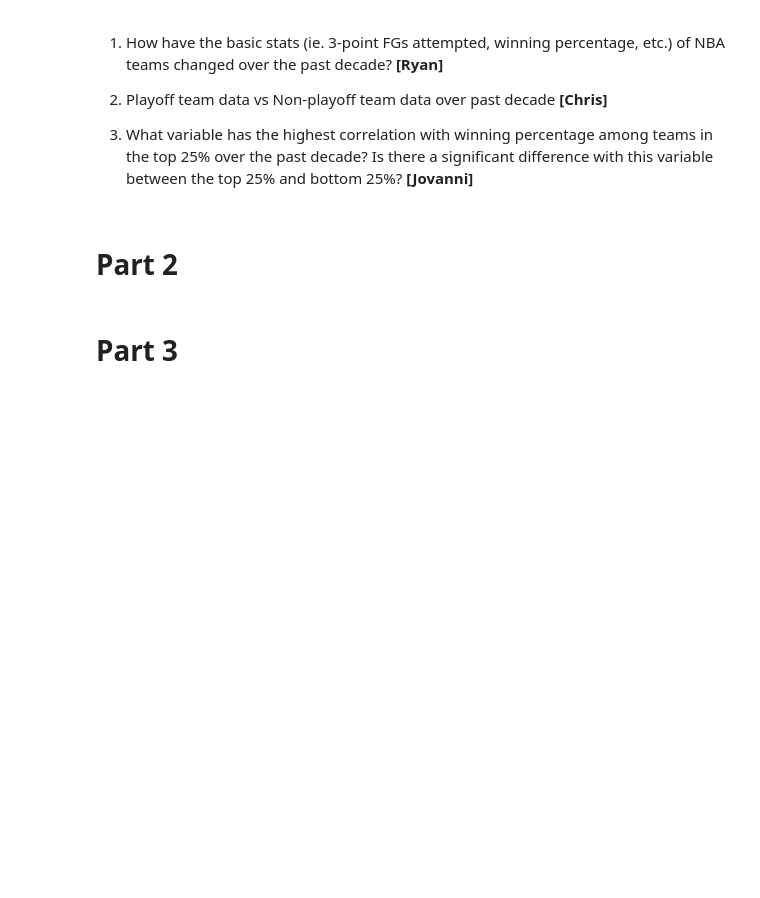
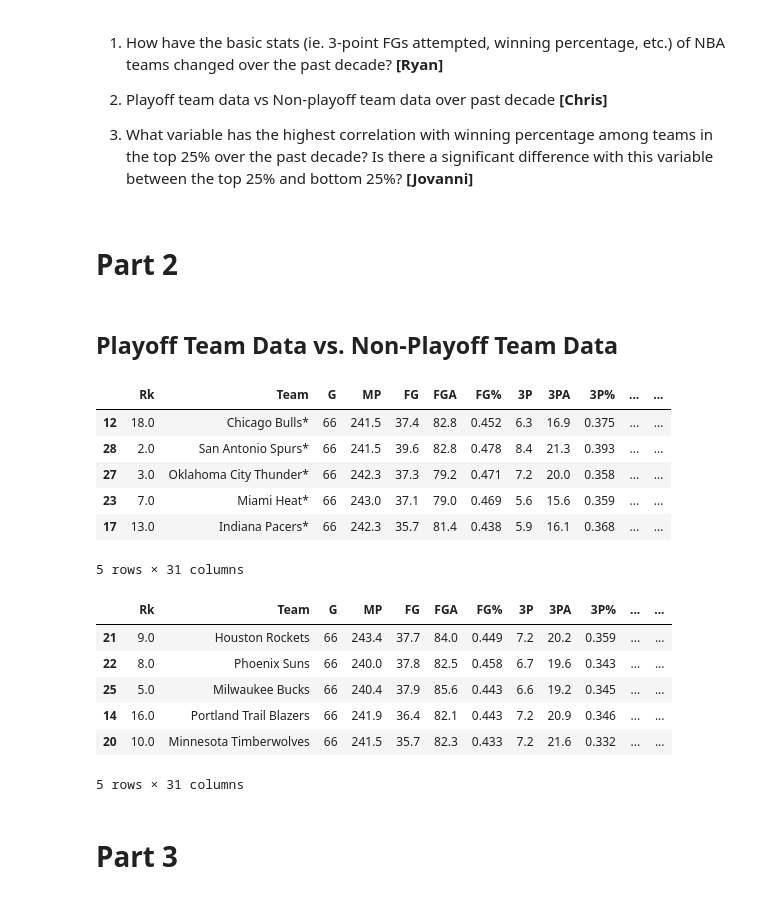
Before and after one commit to cs2027/stat-303-1-project, a Jupyter notebook: final-project.ipynb, the cells around one changed output. Drawn from its saved outputs; the diff is of its cells as text; code cells hidden in the pictures; blank space fills up the shorter version.

Commit message:
Actually add part 2 code

```diff
--- a/final-project.ipynb
+++ b/final-project.ipynb
@@ -81,8 +81,39 @@ Working on year 2021
 2. Playoff team data vs Non-playoff team data over past decade **[Chris]**
 
 3. What variable has the highest correlation with winning percentage among teams in the top 25% over the past decade? Is there a significant difference with this variable between the top 25% and bottom 25%? **[Jovanni]**
-# %% [markdown]
-# Part 2
+# %% [markdown]
+# Part 2
+# %% [markdown]
+## Playoff Team Data vs. Non-Playoff Team Data
+# %%
+nba_data['Year_Bin'] = pd.cut(nba_data['Year'], [2011.5, 2014.5, 2017.5, 2021.5],
+                              labels=['2012-2014', '2015-2017', '2018-2021'])
+
+playoff_data = nba_data[nba_data['Team'].str.endswith('*')]
+playoff_data['Status'] = 'Playoffs'
+
+lottery_data = nba_data[~nba_data['Team'].str.endswith('*')]
+lottery_data['Status'] = 'Lottery'
+
+nba_data = pd.concat([playoff_data, lottery_data])
+
+display(playoff_data.head())
+display(lottery_data.head())
+# %% [output]
+|  | Rk | Team | G | MP | FG | FGA | FG% | 3P | 3PA | 3P% | ... | ... |
+| 12 | 18.0 | Chicago Bulls* | 66 | 241.5 | 37.4 | 82.8 | 0.452 | 6.3 | 16.9 | 0.375 | ... | ... |
+| 28 | 2.0 | San Antonio Spurs* | 66 | 241.5 | 39.6 | 82.8 | 0.478 | 8.4 | 21.3 | 0.393 | ... | ... |
+| 27 | 3.0 | Oklahoma City Thunder* | 66 | 242.3 | 37.3 | 79.2 | 0.471 | 7.2 | 20.0 | 0.358 | ... | ... |
+| 23 | 7.0 | Miami Heat* | 66 | 243.0 | 37.1 | 79.0 | 0.469 | 5.6 | 15.6 | 0.359 | ... | ... |
+| 17 | 13.0 | Indiana Pacers* | 66 | 242.3 | 35.7 | 81.4 | 0.438 | 5.9 | 16.1 | 0.368 | ... | ... |
+5 rows × 31 columns
+|  | Rk | Team | G | MP | FG | FGA | FG% | 3P | 3PA | 3P% | ... | ... |
+| 21 | 9.0 | Houston Rockets | 66 | 243.4 | 37.7 | 84.0 | 0.449 | 7.2 | 20.2 | 0.359 | ... | ... |
+| 22 | 8.0 | Phoenix Suns | 66 | 240.0 | 37.8 | 82.5 | 0.458 | 6.7 | 19.6 | 0.343 | ... | ... |
+| 25 | 5.0 | Milwaukee Bucks | 66 | 240.4 | 37.9 | 85.6 | 0.443 | 6.6 | 19.2 | 0.345 | ... | ... |
+| 14 | 16.0 | Portland Trail Blazers | 66 | 241.9 | 36.4 | 82.1 | 0.443 | 7.2 | 20.9 | 0.346 | ... | ... |
+| 20 | 10.0 | Minnesota Timberwolves | 66 | 241.5 | 35.7 | 82.3 | 0.433 | 7.2 | 21.6 | 0.332 | ... | ... |
+5 rows × 31 columns
 # %% [markdown]
 # Part 3
 # %% [markdown]
```
Also changed, not shown: parts of 2 cells of this notebook.
